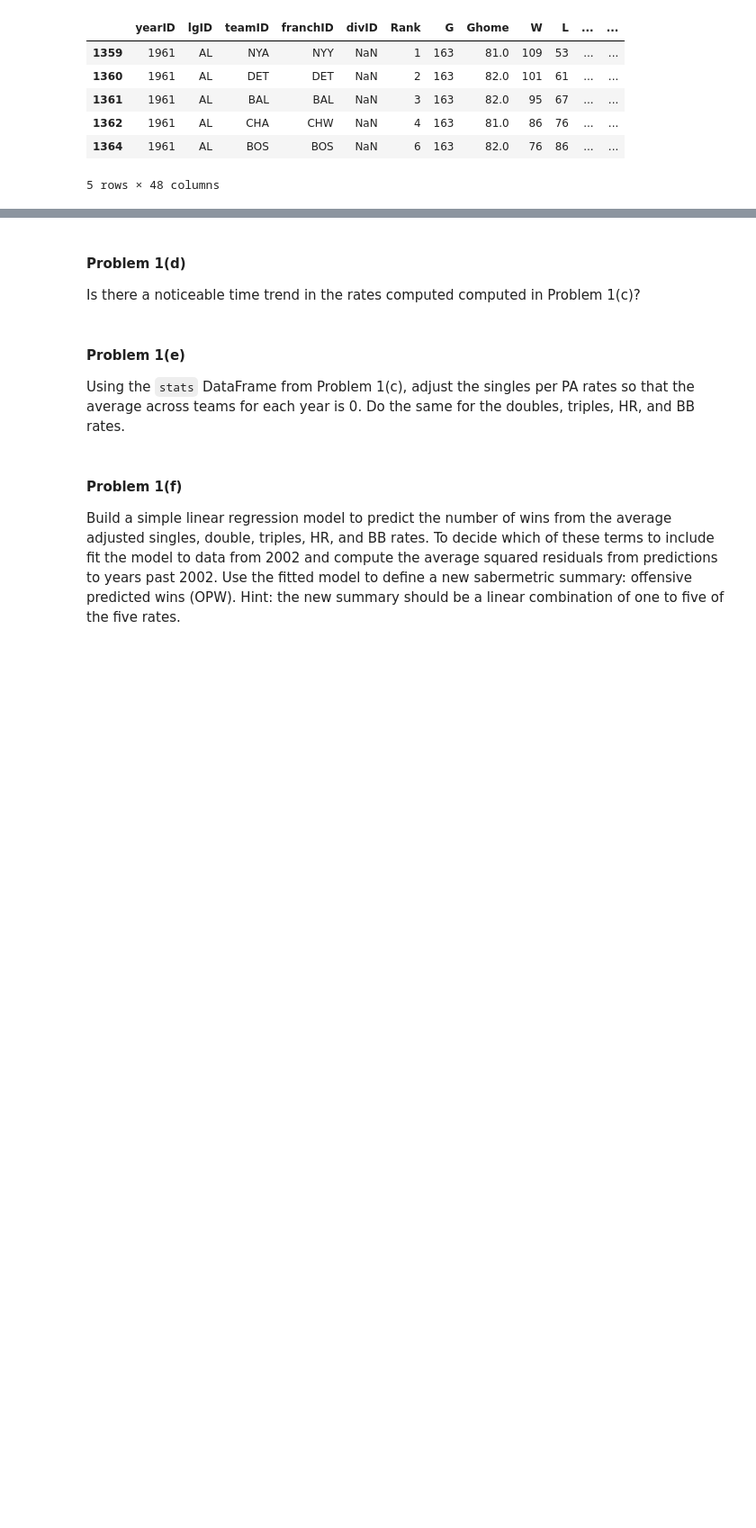
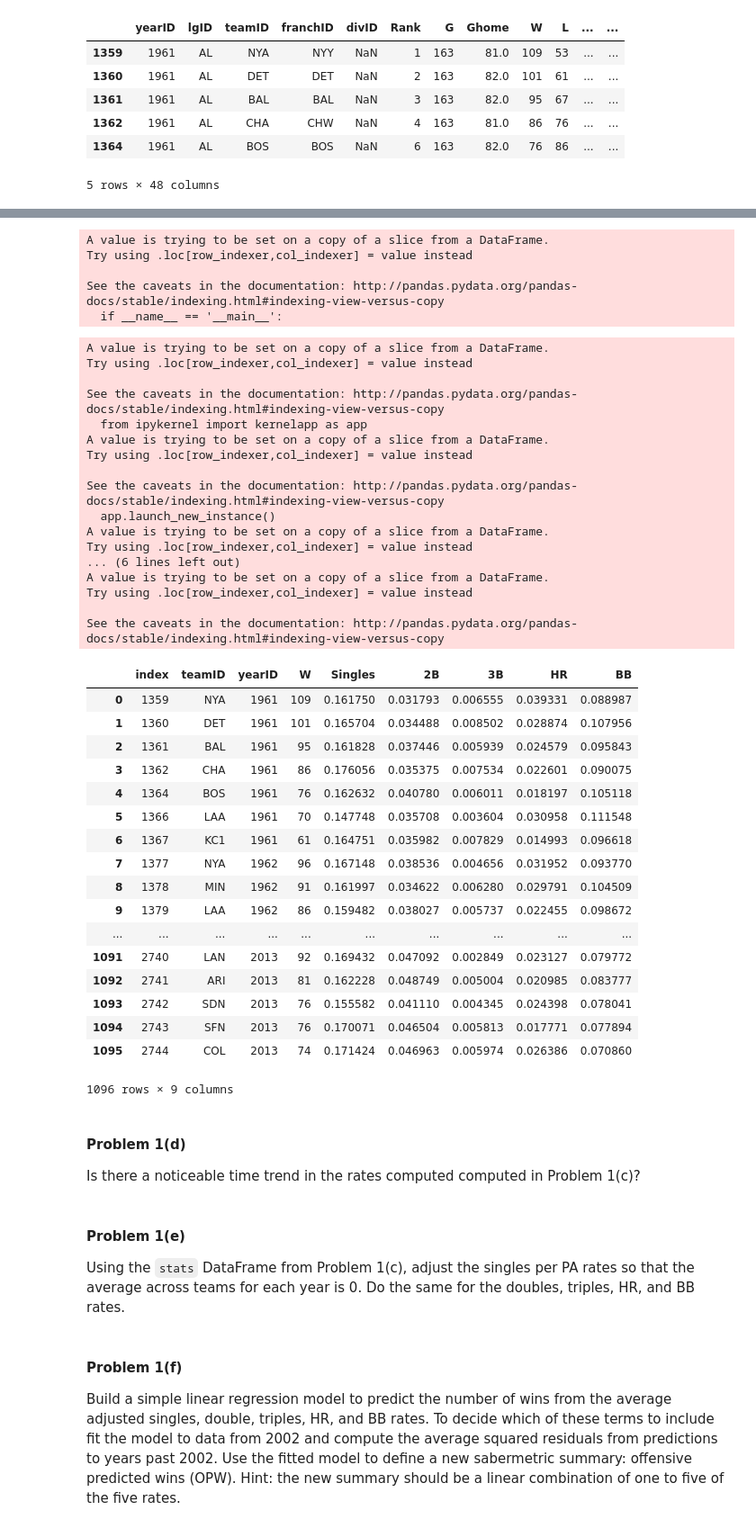
Before and after one commit to AnilKumarTeegala/DSE220_Machine_Learning, a Jupyter notebook: IPynb/Assignment_2_MAS.ipynb, the cells around one changed output, grey strips where cells are left out. Shown: that part at 90% size. Cells and saved outputs as stored; diff of their text form; code cells hidden in the pictures; blank space fills up the shorter version.

```diff
--- a/IPynb/Assignment_2_MAS.ipynb
+++ b/IPynb/Assignment_2_MAS.ipynb
@@ -125,3 +127,5 @@ filtered_teams.head()
 | 1362 | 1961 | AL | CHA | CHW | NaN | 4 | 163 | 81.0 | 86 | 76 | ... | ... |
 | 1364 | 1961 | AL | BOS | BOS | NaN | 6 | 163 | 82.0 | 76 | 86 | ... | ... |
 5 rows × 48 columns
+# %%
+filtered_teams['PA'] = filtered_teams['BB'] + filtered_teams['AB']
@@ -128,3 +149,56 @@ filtered_teams.head()
+# %%
+filtered_teams['Singles'] = filtered_teams['H'] - filtered_teams['2B'] - filtered_teams['3B'] - filtered_teams['HR']
+# %% [output]
+A value is trying to be set on a copy of a slice from a DataFrame.
+Try using .loc[row_indexer,col_indexer] = value instead
+
+See the caveats in the documentation: http://pandas.pydata.org/pandas-docs/stable/indexing.html#indexing-view-versus-copy
+  if __name__ == '__main__':
+# %%
+stats = filtered_teams[['teamID','yearID', 'W', 'Singles', '2B', '3B', 'HR', 'BB']]
+stats['Singles'] = stats['Singles']/filtered_teams['PA']
+stats['2B'] = stats['2B']/filtered_teams['PA']
+stats['3B'] = stats['3B']/filtered_teams['PA']
+stats['HR'] = stats['HR']/filtered_teams['PA']
+stats['BB'] = stats['BB']/filtered_teams['PA']
+stats = stats.reset_index()
+stats
+# %% [output]
+A value is trying to be set on a copy of a slice from a DataFrame.
+Try using .loc[row_indexer,col_indexer] = value instead
+
+See the caveats in the documentation: http://pandas.pydata.org/pandas-docs/stable/indexing.html#indexing-view-versus-copy
+  from ipykernel import kernelapp as app
+A value is trying to be set on a copy of a slice from a DataFrame.
+Try using .loc[row_indexer,col_indexer] = value instead
+
+See the caveats in the documentation: http://pandas.pydata.org/pandas-docs/stable/indexing.html#indexing-view-versus-copy
+  app.launch_new_instance()
+A value is trying to be set on a copy of a slice from a DataFrame.
+Try using .loc[row_indexer,col_indexer] = value instead
+... (6 lines left out)
+A value is trying to be set on a copy of a slice from a DataFrame.
+Try using .loc[row_indexer,col_indexer] = value instead
+
+See the caveats in the documentation: http://pandas.pydata.org/pandas-docs/stable/indexing.html#indexing-view-versus-copy
+|  | index | teamID | yearID | W | Singles | 2B | 3B | HR | BB |
+| 0 | 1359 | NYA | 1961 | 109 | 0.161750 | 0.031793 | 0.006555 | 0.039331 | 0.088987 |
+| 1 | 1360 | DET | 1961 | 101 | 0.165704 | 0.034488 | 0.008502 | 0.028874 | 0.107956 |
+| 2 | 1361 | BAL | 1961 | 95 | 0.161828 | 0.037446 | 0.005939 | 0.024579 | 0.095843 |
+| 3 | 1362 | CHA | 1961 | 86 | 0.176056 | 0.035375 | 0.007534 | 0.022601 | 0.090075 |
+| 4 | 1364 | BOS | 1961 | 76 | 0.162632 | 0.040780 | 0.006011 | 0.018197 | 0.105118 |
+| 5 | 1366 | LAA | 1961 | 70 | 0.147748 | 0.035708 | 0.003604 | 0.030958 | 0.111548 |
+| 6 | 1367 | KC1 | 1961 | 61 | 0.164751 | 0.035982 | 0.007829 | 0.014993 | 0.096618 |
+| 7 | 1377 | NYA | 1962 | 96 | 0.167148 | 0.038536 | 0.004656 | 0.031952 | 0.093770 |
+| 8 | 1378 | MIN | 1962 | 91 | 0.161997 | 0.034622 | 0.006280 | 0.029791 | 0.104509 |
+| 9 | 1379 | LAA | 1962 | 86 | 0.159482 | 0.038027 | 0.005737 | 0.022455 | 0.098672 |
+| ... | ... | ... | ... | ... | ... | ... | ... | ... | ... |
+| 1091 | 2740 | LAN | 2013 | 92 | 0.169432 | 0.047092 | 0.002849 | 0.023127 | 0.079772 |
+| 1092 | 2741 | ARI | 2013 | 81 | 0.162228 | 0.048749 | 0.005004 | 0.020985 | 0.083777 |
+| 1093 | 2742 | SDN | 2013 | 76 | 0.155582 | 0.041110 | 0.004345 | 0.024398 | 0.078041 |
+| 1094 | 2743 | SFN | 2013 | 76 | 0.170071 | 0.046504 | 0.005813 | 0.017771 | 0.077894 |
+| 1095 | 2744 | COL | 2013 | 74 | 0.171424 | 0.046963 | 0.005974 | 0.026386 | 0.070860 |
+1096 rows × 9 columns
 # %% [markdown]
 #### Problem 1(d)
 
```
Also changed, not shown: parts of 3 cells of this notebook.
